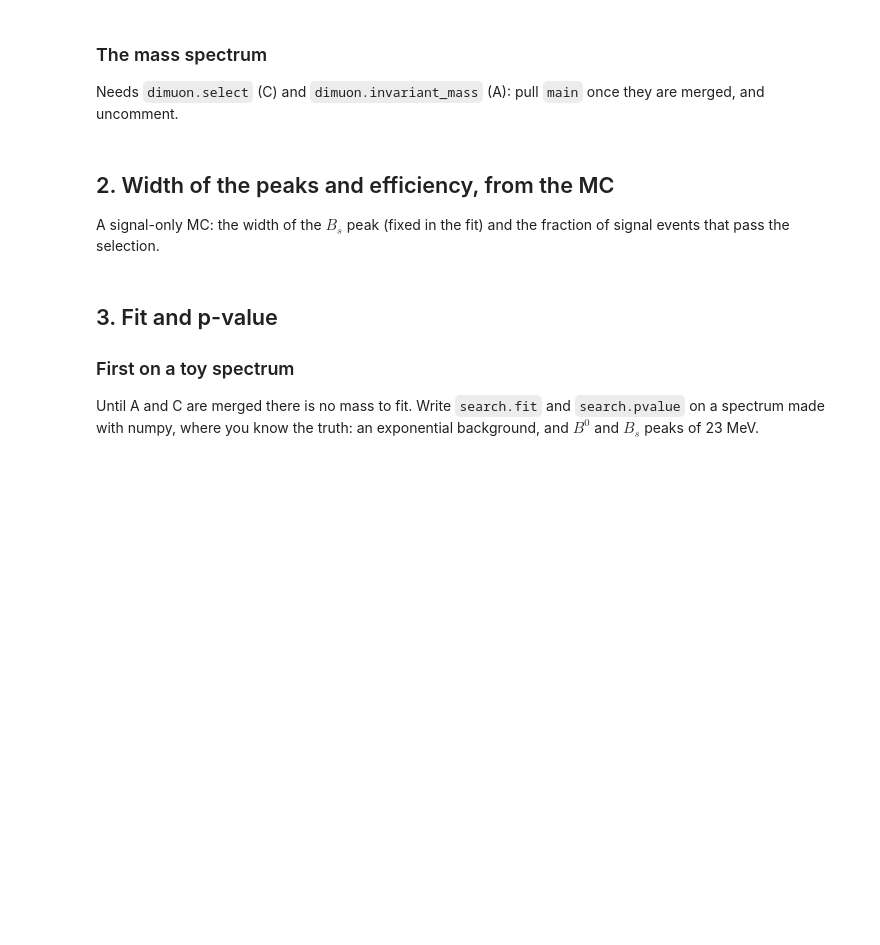
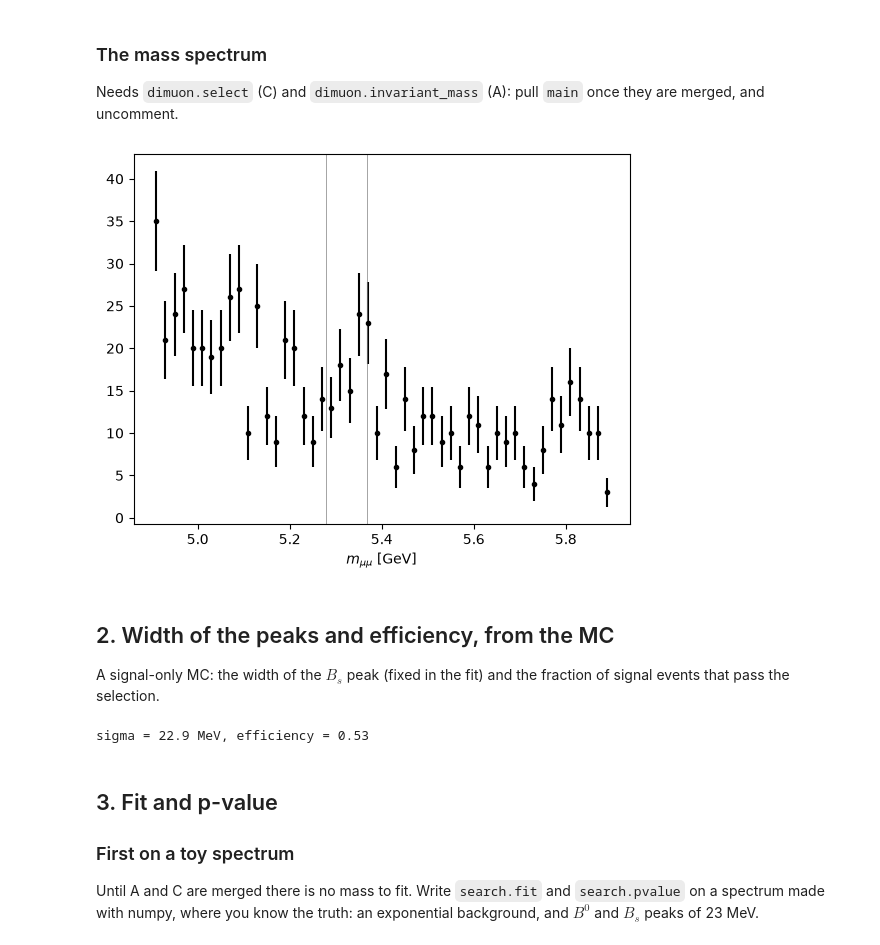
Before and after one commit to luis-cd/fca_bsmumu_fork, a Jupyter notebook: analysis.ipynb, the cells around one changed output. Saved outputs shown, nothing was run; the diff lists cells and outputs as text; code cells hidden in the pictures; blank space fills up the shorter version.

```diff
--- a/analysis.ipynb
+++ b/analysis.ipynb
@@ -18,7 +18,7 @@ import search
 from calibration import Calibration
 
 GROUP = 1           # TODO: your group number (1 to 8)
-USE_DATA = False    # the swap: True once the calibration is merged
+USE_DATA = True
 assert 1 <= GROUP <= 8, 'Set GROUP to the group number your teacher gave you (1 to 8)'
 # %% [markdown]
 ## 1. The sample: MC now, data later
@@ -60,26 +72,28 @@ for col, cut in [('trigger', lambda df: df['trigger']),
 Needs `dimuon.select` (C) and `dimuon.invariant_mass` (A): pull `main` once they are
 merged, and uncomment.
 # %%
-# TODO (A, C): uncomment when select and invariant_mass are in main
-# events = dimuon.select(raw)
-# m = dimuon.invariant_mass(events)
-# x, counts = search.histogram(m)
-# plt.errorbar(x, counts, np.sqrt(counts), fmt='k.')
-# for mass in (search.M_B0, search.M_BS):
-#     plt.axvline(mass, color='grey', lw=0.5)
-# plt.xlabel(r'$m_{\mu\mu}$ [GeV]');
+events = dimuon.select(raw)
+m = dimuon.invariant_mass(events)
+x, counts = search.histogram(m)
+plt.errorbar(x, counts, np.sqrt(counts), fmt='k.')
+for mass in (search.M_B0, search.M_BS):
+    plt.axvline(mass, color='grey', lw=0.5)
+plt.xlabel(r'$m_{\mu\mu}$ [GeV]');
+# %% [output]
+[figure, added]
 # %% [markdown]
 ## 2. Width of the peaks and efficiency, from the MC
 
 A signal-only MC: the width of the $B_s$ peak (fixed in the fit) and the fraction of
 signal events that pass the selection.
 # %%
-# TODO (A, C): uncomment when select and invariant_mass are in main
-# signal, _ = mc.generate('search', n_bkg=0, n_b0=0, n_bs=5000, seed=2)
-# selected = dimuon.select(signal)
-# sigma = np.std(dimuon.invariant_mass(selected))
-# efficiency = len(selected) / len(signal)
-# print(f'sigma = {1000 * sigma:.1f} MeV, efficiency = {efficiency:.2f}')
+signal, _ = mc.generate('search', n_bkg=0, n_b0=0, n_bs=5000, seed=2)
+selected = dimuon.select(signal)
+sigma = np.std(dimuon.invariant_mass(selected))
+efficiency = len(selected) / len(signal)
+print(f'sigma = {1000 * sigma:.1f} MeV, efficiency = {efficiency:.2f}')
+# %% [output]
+sigma = 22.9 MeV, efficiency = 0.53
 # %% [markdown]
 ## 3. Fit and p-value
 
```
Also changed, not shown: parts of 8 cells of this notebook, 1 other file.
